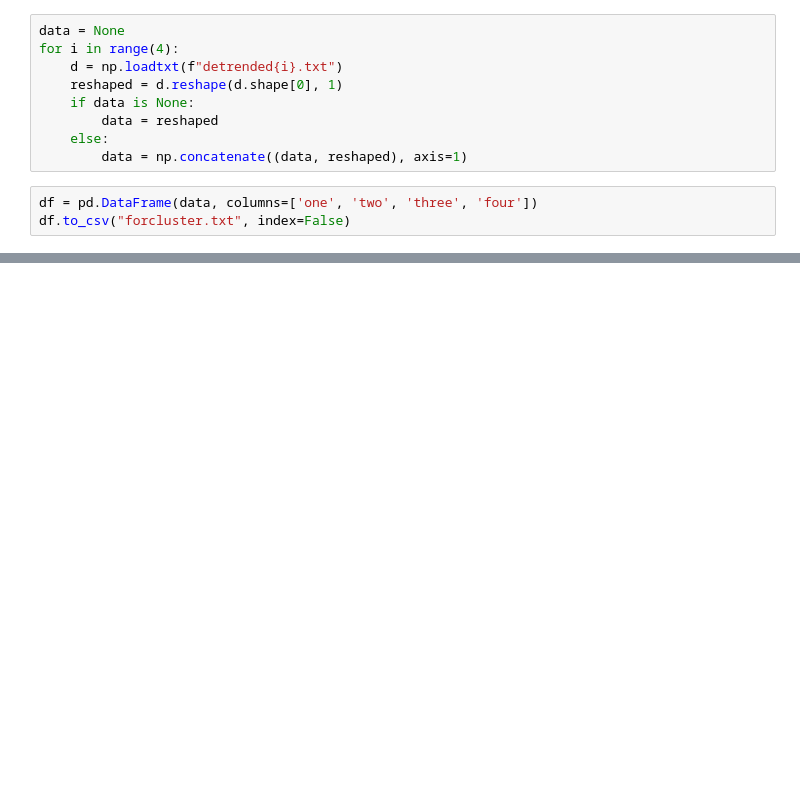
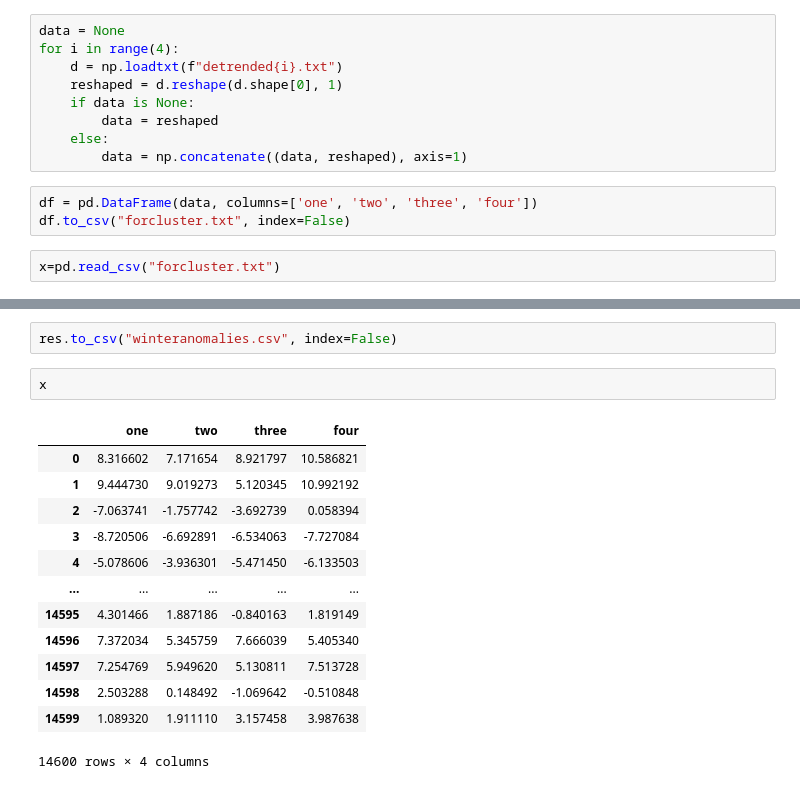
Before and after one commit to kahchanlow/crims2s, a Jupyter notebook: notebooks/Test read weather bench0.ipynb, the cells around one changed output, grey strips where cells are left out. Saved outputs shown, nothing was run; the diff lists cells and outputs as text; blank space fills up the shorter version.

```diff
--- a/notebooks/Test read weather bench0.ipynb
+++ b/notebooks/Test read weather bench0.ipynb
@@ -85,3 +85,5 @@ for i in range(4):
 # %%
 df = pd.DataFrame(data, columns=['one', 'two', 'three', 'four'])
 df.to_csv("forcluster.txt", index=False)
+# %%
+x=pd.read_csv("forcluster.txt")
@@ -87,0 +99,18 @@ df.to_csv("forcluster.txt", index=False)
+# %%
+res.to_csv("winteranomalies.csv", index=False)
+# %%
+x
+# %% [output]
+|  | one | two | three | four |
+| 0 | 8.316602 | 7.171654 | 8.921797 | 10.586821 |
+| 1 | 9.444730 | 9.019273 | 5.120345 | 10.992192 |
+| 2 | -7.063741 | -1.757742 | -3.692739 | 0.058394 |
+| 3 | -8.720506 | -6.692891 | -6.534063 | -7.727084 |
+| 4 | -5.078606 | -3.936301 | -5.471450 | -6.133503 |
+| ... | ... | ... | ... | ... |
+| 14595 | 4.301466 | 1.887186 | -0.840163 | 1.819149 |
+| 14596 | 7.372034 | 5.345759 | 7.666039 | 5.405340 |
+| 14597 | 7.254769 | 5.949620 | 5.130811 | 7.513728 |
+| 14598 | 2.503288 | 0.148492 | -1.069642 | -0.510848 |
+| 14599 | 1.089320 | 1.911110 | 3.157458 | 3.987638 |
+14600 rows × 4 columns
```
Also changed, not shown: parts of 1 cell of this notebook, 3 other files.
